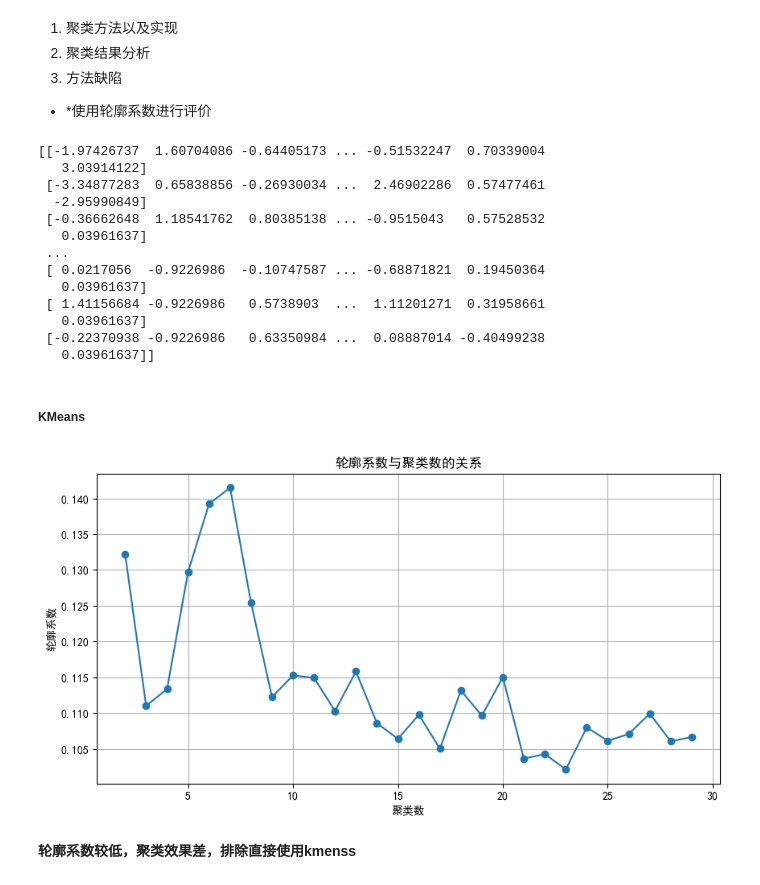
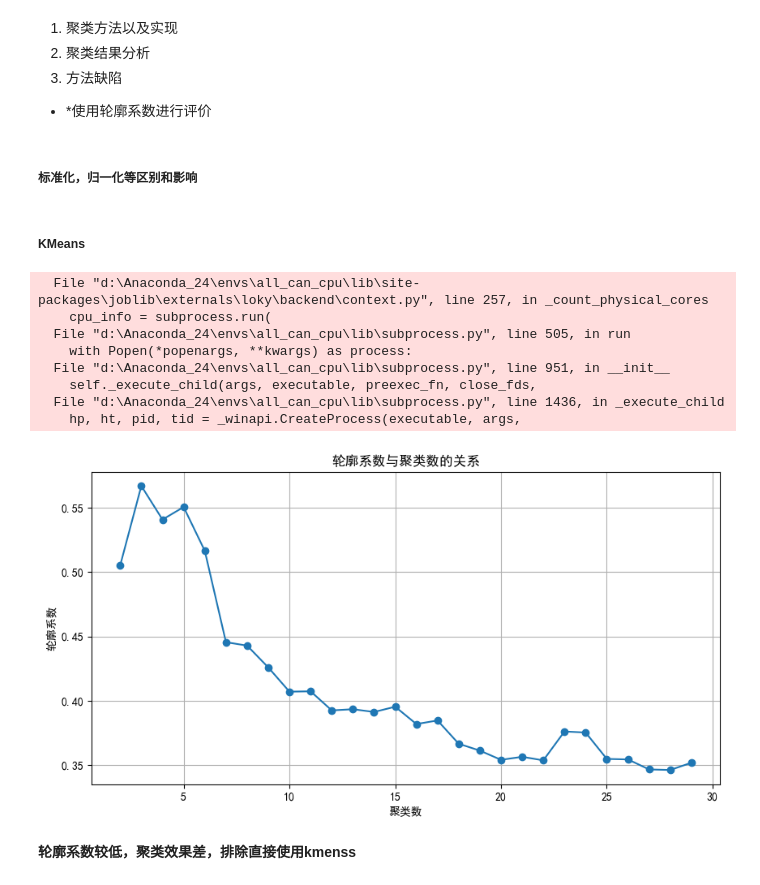
Before and after one commit to liushisi7/liushisi7_xiaoxueqi_renmeng, a Jupyter notebook: 作业一/test_6_23.ipynb, the cells around one changed output. Saved outputs shown, nothing was run; the diff lists cells and outputs as text; code cells hidden in the pictures.

```diff
--- a/作业一/test_6_23.ipynb
+++ b/作业一/test_6_23.ipynb
@@ -56,7 +58,7 @@ memory usage: 66.4+ KB
 # %%
 # 替换列名称，便于理解
 # 原始列名: ['name', 'album', 'artist', 'artist_top_genre', 'release_date', 'length', 'popularity', 'danceability', 'acousticness', 'energy', 'instrumentalness', 'liveness', 'loudness', 'speechiness', 'tempo', 'time_signature']
-data.columns = ['歌曲名称', '专辑', '歌手', '歌手主要流派', '发行日期', '时长(秒)', '流行度', '舞蹈性', '声学性', '能量值', '器乐性', '现场感', '响度(dB)', '语音性/说唱成分', '节拍速度(BPM)', '拍号']
+data.columns = ['歌曲名称', '专辑', '歌手', '歌手主要流派', '发行日期', '时长', '流行度', '舞蹈性', '声学性', '能量值', '器乐性', '现场感', '响度(dB)', '语音性/说唱成分', '节拍速度(BPM)', '拍号']
 # 查看数据的前5行
 data
 # %% [output]
@@ -121,52 +230,48 @@ data['发行日期'].value_counts().sort_index().plot(kind='line', figsize=(12,
 2. 聚类结果分析
 3. 方法缺陷
 - *使用轮廓系数进行评价
+# %% [markdown]
+##### 标准化，归一化等区别和影响
 # %%
 # 聚类指标： '时长(秒)', '流行度', '舞蹈性', '声学性', '能量值', '器乐性', '现场感', '响度(dB)', '语音性/说唱成分', '节拍速度(BPM)', '拍号'
-cluster_columns = ['时长(秒)', '流行度', '舞蹈性', '声学性', '能量值', '器乐性', '现场感', '响度(dB)', '语音性/说唱成分', '节拍速度(BPM)', '拍号']
+cluster_columns = [ '舞蹈性', '声学性', '能量值', '器乐性', '现场感', '响度(dB)', '语音性/说唱成分', '节拍速度(BPM)', '拍号']
 data_KMeans = data[cluster_columns].copy()
 # 数据标准化-作用：消除量纲影响，使不同特征在同一尺度上，便于比较
 from sklearn.preprocessing import StandardScaler
-scaler = StandardScaler() #
+scaler = StandardScaler() #标准化
 data_KMeans_scaled = scaler.fit_transform(data_KMeans)
-print(data_KMeans_scaled)
+# print(data_KMeans_scaled)
-# %% [output]
-[[-1.97426737  1.60704086 -0.64405173 ... -0.51532247  0.70339004
-   3.03914122]
- [-3.34877283  0.65838856 -0.26930034 ...  2.46902286  0.57477461
-  -2.95990849]
- [-0.36662648  1.18541762  0.80385138 ... -0.9515043   0.57528532
-   0.03961637]
- ...
- [ 0.0217056  -0.9226986  -0.10747587 ... -0.68871821  0.19450364
-   0.03961637]
- [ 1.41156684 -0.9226986   0.5738903  ...  1.11201271  0.31958661
-   0.03961637]
- [-0.22370938 -0.9226986   0.63350984 ...  0.08887014 -0.40499238
-   0.03961637]]
 # %% [markdown]
 ##### KMeans
 # %%
 # 使用轮廓系数进行评价，寻找最佳聚类数
 from sklearn.cluster import KMeans
 from sklearn.metrics import silhouette_score
 silhouette_scores = []
 for n_clusters in range(2, 30):
     kmeans = KMeans(n_clusters=n_clusters, init='k-means++' ,random_state=42)
-    kmeans.fit(data_KMeans_scaled)
+    kmeans.fit(data_KMeans)
     labels = kmeans.labels_
-    score = silhouette_score(data_KMeans_scaled, labels)
+    score = silhouette_score(data_KMeans, labels)
     silhouette_scores.append(score)
 # 绘制轮廓系数图
 plt.figure(figsize=(10, 5))
 plt.plot(range(2, 30), silhouette_scores, marker='o')
 plt.title('轮廓系数与聚类数的关系')
 plt.xlabel('聚类数')
 plt.ylabel('轮廓系数')
 plt.grid(True)
 plt.show()
 # %% [output]
+  File "d:\Anaconda_24\envs\all_can_cpu\lib\site-packages\joblib\externals\loky\backend\context.py", line 257, in _count_physical_cores
+    cpu_info = subprocess.run(
+  File "d:\Anaconda_24\envs\all_can_cpu\lib\subprocess.py", line 505, in run
+    with Popen(*popenargs, **kwargs) as process:
+  File "d:\Anaconda_24\envs\all_can_cpu\lib\subprocess.py", line 951, in __init__
+    self._execute_child(args, executable, preexec_fn, close_fds,
+  File "d:\Anaconda_24\envs\all_can_cpu\lib\subprocess.py", line 1436, in _execute_child
+    hp, ht, pid, tid = _winapi.CreateProcess(executable, args,
-[figure, old version]
+[figure, new version]
 # %% [markdown]
 **轮廓系数较低，聚类效果差，排除直接使用kmenss**
 # %% [markdown]
```
Also changed, not shown: parts of 15 cells of this notebook, 1 other file.
